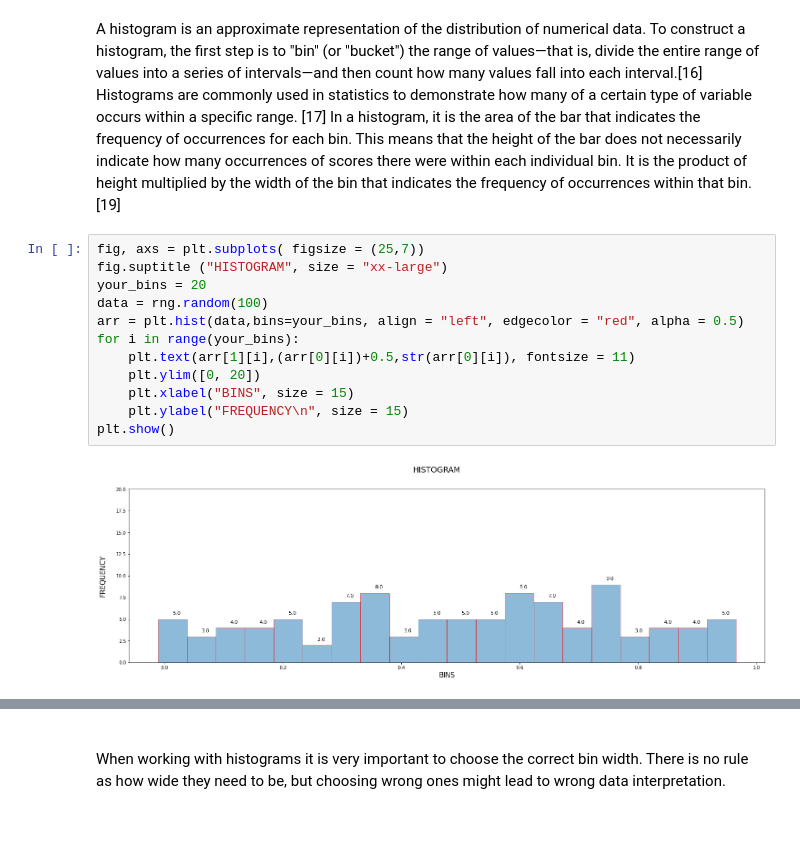
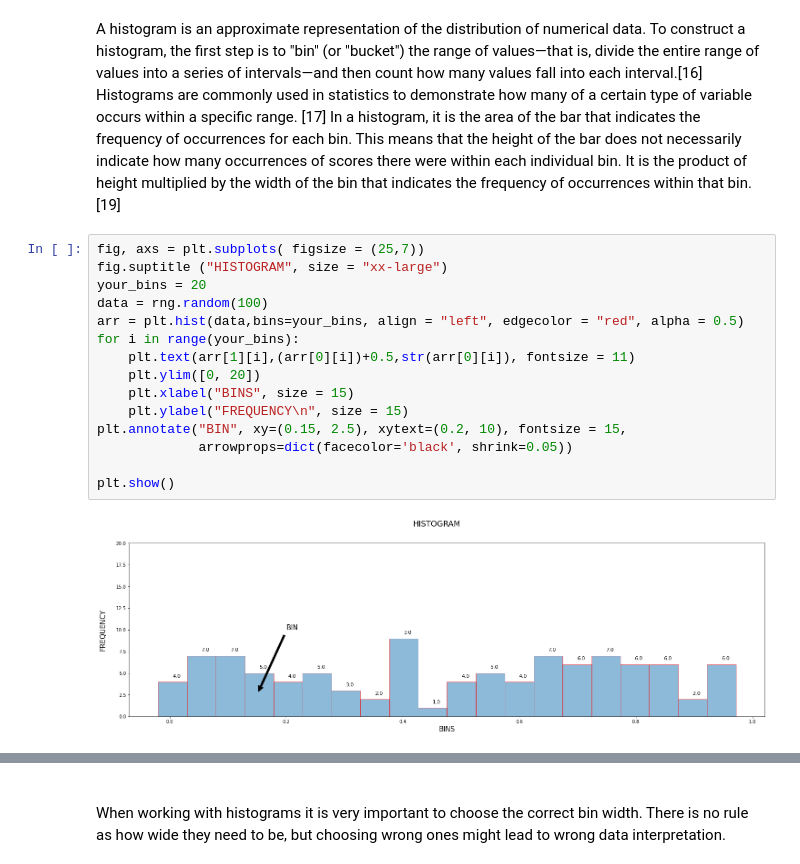
Before and after one commit to AnteDujic/Fundamentals-of-Data-Analysis, a Jupyter notebook: pyplot.ipynb, the cells around one changed output, grey strips where cells are left out. Drawn from its saved outputs; the diff is of its cells as text; blank space fills up the shorter version.

```diff
--- a/pyplot.ipynb
+++ b/pyplot.ipynb
@@ -389,14 +205,17 @@ A histogram is an approximate representation of the distribution of numerical da
 # %%
 fig, axs = plt.subplots( figsize = (25,7))
 fig.suptitle ("HISTOGRAM", size = "xx-large")
 your_bins = 20
 data = rng.random(100)
 arr = plt.hist(data,bins=your_bins, align = "left", edgecolor = "red", alpha = 0.5)
 for i in range(your_bins):
     plt.text(arr[1][i],(arr[0][i])+0.5,str(arr[0][i]), fontsize = 11)
     plt.ylim([0, 20])
     plt.xlabel("BINS", size = 15)
     plt.ylabel("FREQUENCY\n", size = 15)
+plt.annotate("BIN", xy=(0.15, 2.5), xytext=(0.2, 10), fontsize = 15,
+             arrowprops=dict(facecolor='black', shrink=0.05))
+
 plt.show()
 # %% [output]
-[figure, old version]
+[figure, new version]
```
Also changed, not shown: parts of 58 cells of this notebook.
